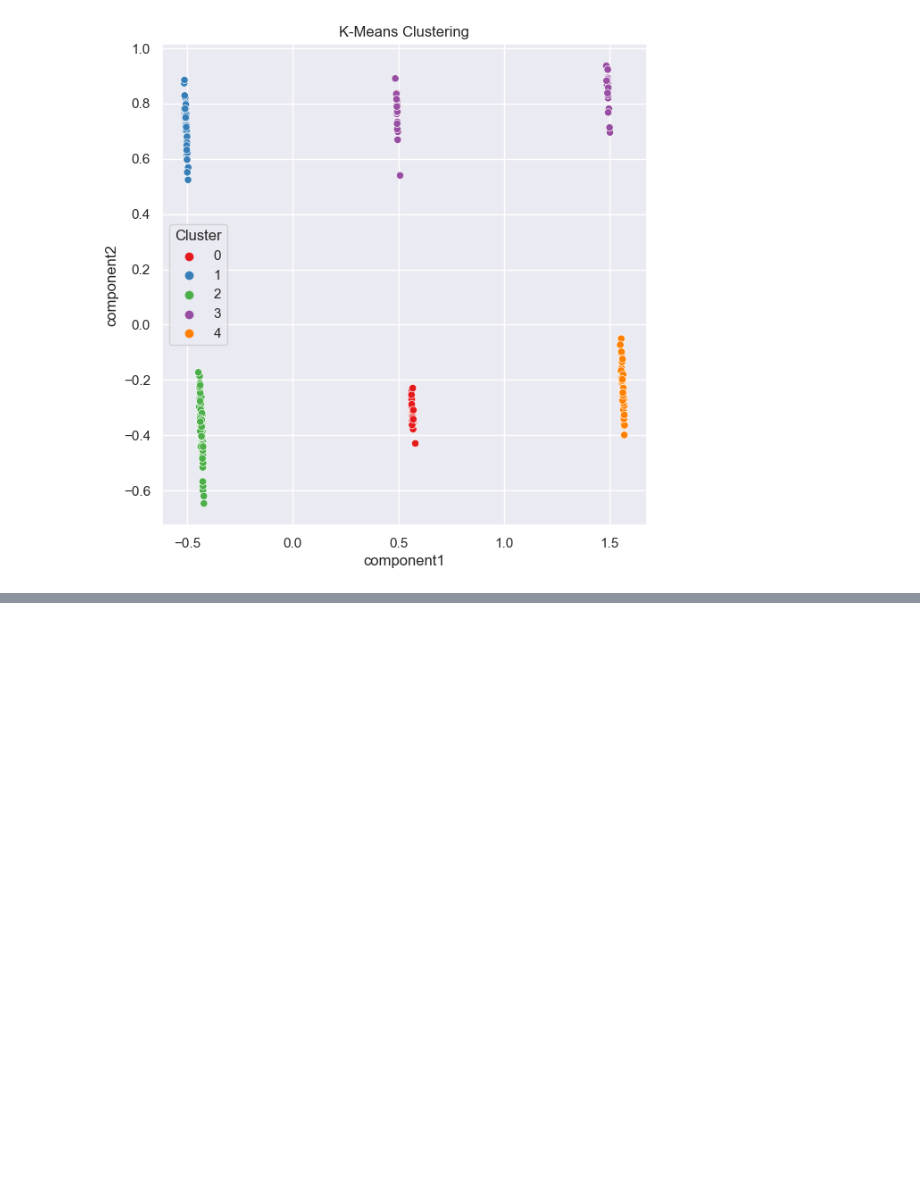
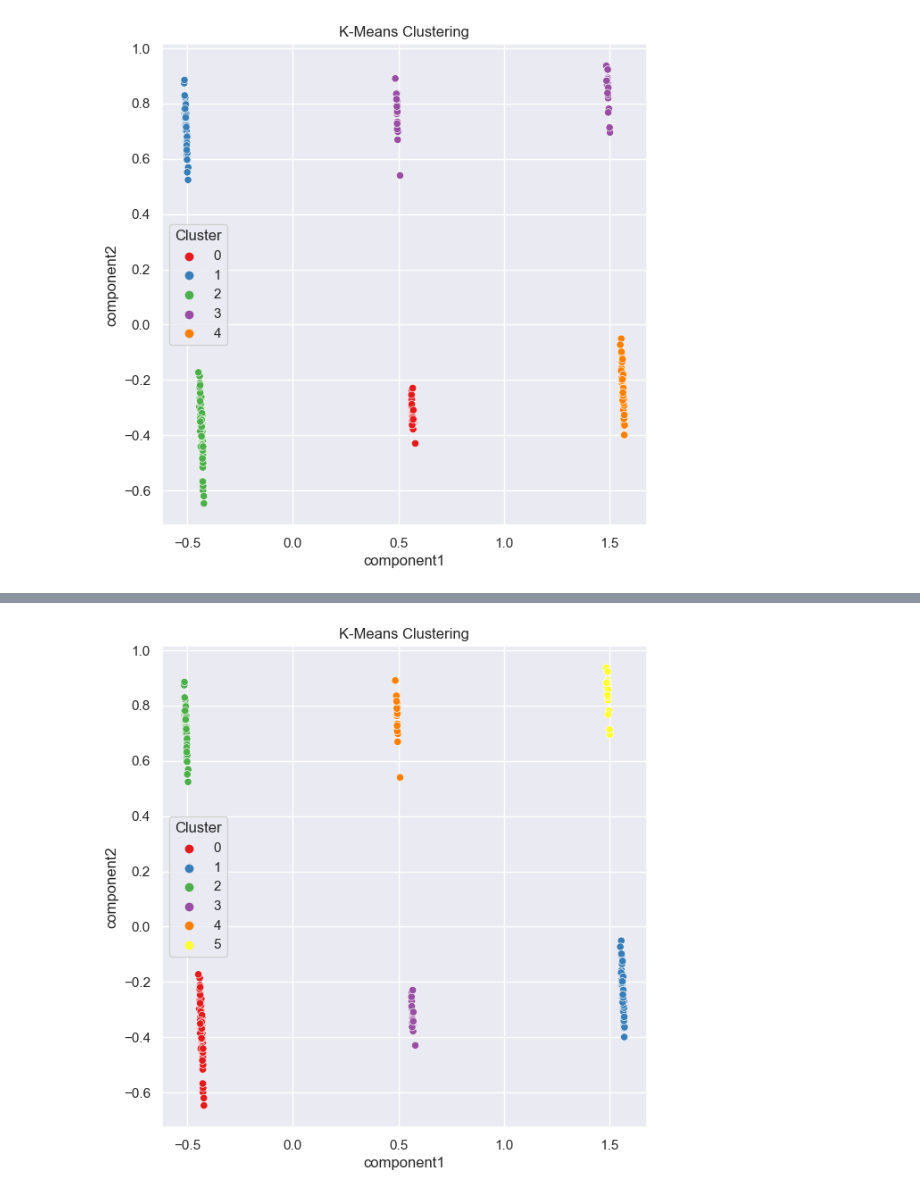
Before and after one commit to Gilk260/FTML, a Jupyter notebook: exercises/application_of_unsupervised_learning/Exercice7.ipynb, the cells around one changed output, grey strips where cells are left out. Cells and saved outputs as stored; diff of their text form; code cells hidden in the pictures; blank space fills up the shorter version.

```diff
--- a/exercises/application_of_unsupervised_learning/Exercice7.ipynb
+++ b/exercises/application_of_unsupervised_learning/Exercice7.ipynb
@@ -252,0 +255,27 @@ Grâce à l'algorithme de regroupement K-Means, nous avons pu diviser les client
+# %%
+kmeans = KMeans(n_clusters = 6,
+                init = 'k-means++',
+                max_iter = 300,
+                n_init=10,
+                random_state = 0)
+y_kmeans = kmeans.fit_predict(data)
+
+df_cluster = df
+df_cluster['Cluster'] = y_kmeans
+df_cluster.head()
+
+scaler = StandardScaler()
+scaled_data = scaler.fit_transform(data)
+
+from sklearn.decomposition import PCA
+pca = PCA(n_components=2)
+pca_components = pca.fit_transform(data)
+
+pca_df = pd.DataFrame(pca_components, columns=['component1', 'component2'])
+clustered_data = pd.concat([pca_df, df_cluster['Cluster']], axis=1)
+
+plt.figure(figsize=(7, 7))
+sns.scatterplot(x='component1', y='component2', hue='Cluster', data=clustered_data, palette='Set1').set_title('K-Means Clustering')
+plt.show()
+# %% [output]
+[figure, added]
```
Also changed, not shown: parts of 12 cells of this notebook.
